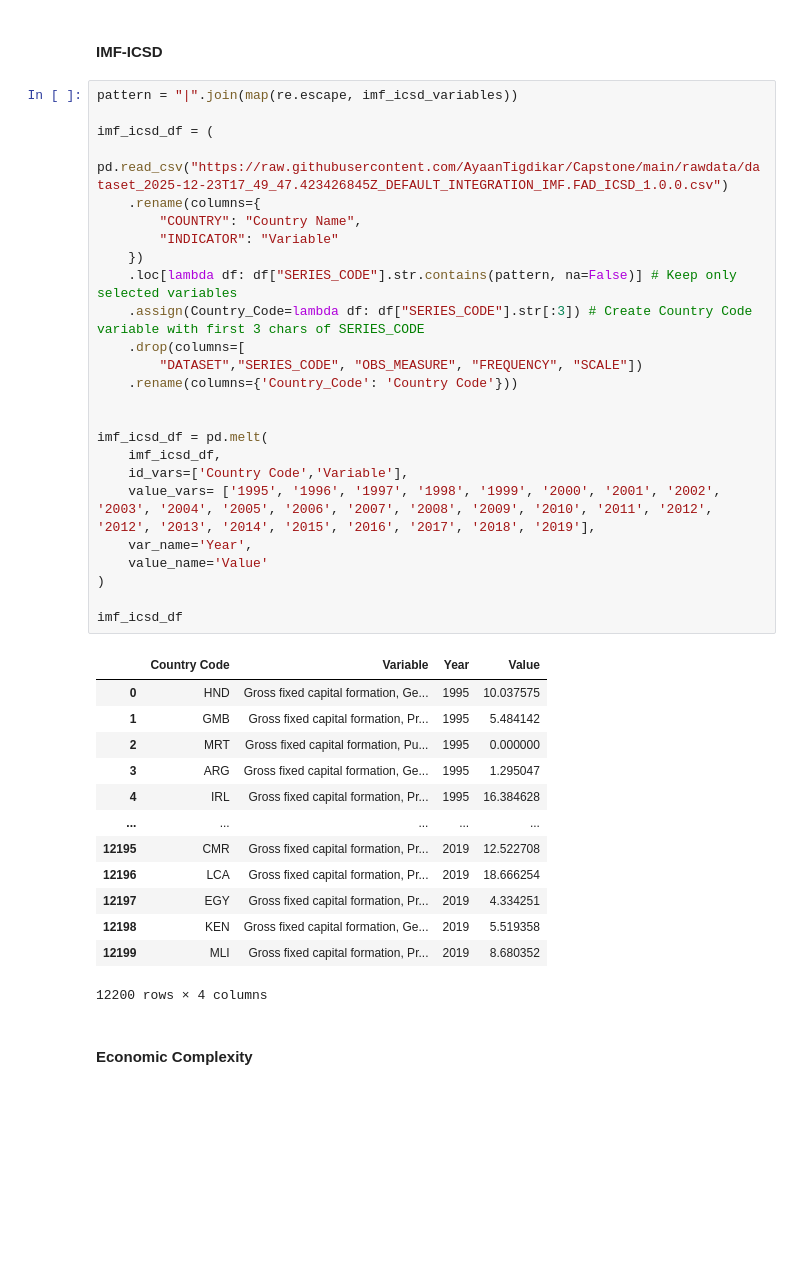
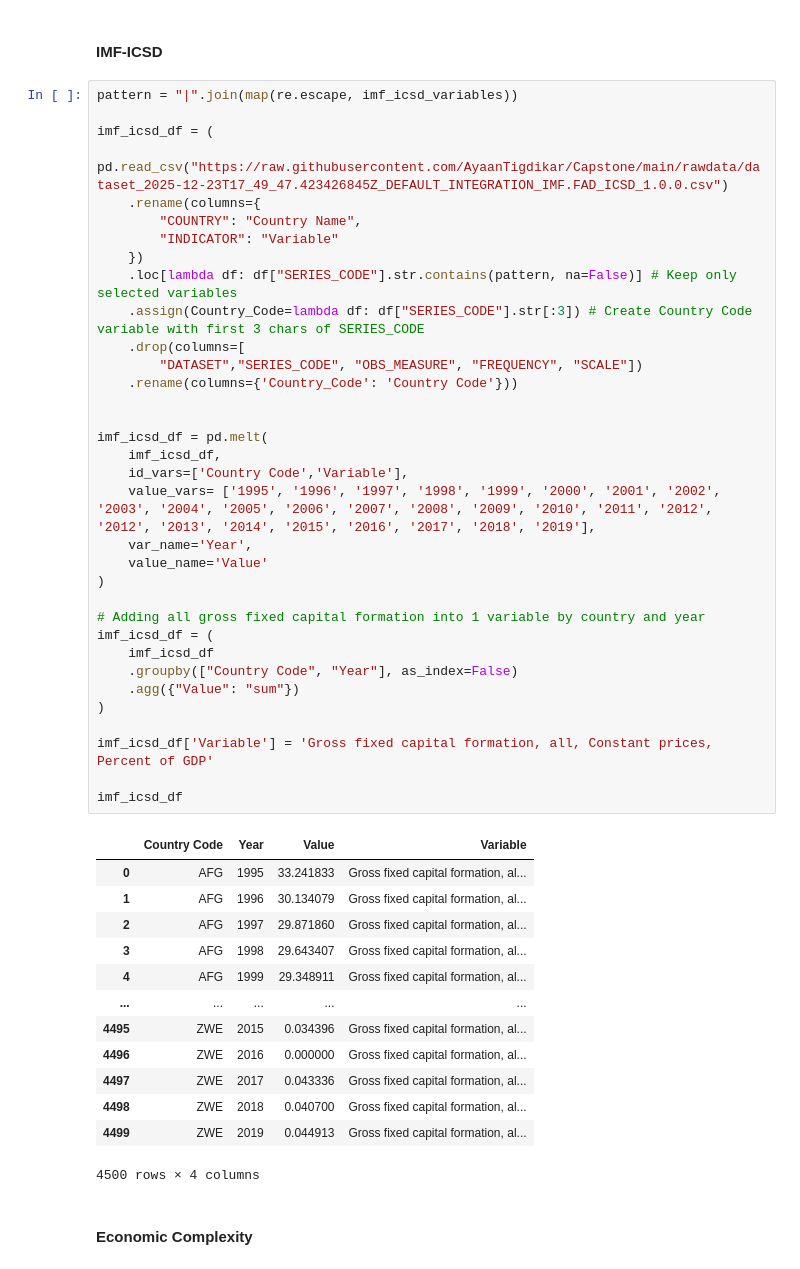
Before and after one commit to AyaanTigdikar/Capstone, a Jupyter notebook: code/1_cleaning_master_data.ipynb, the cells around one changed output. Cells and saved outputs as stored; diff of their text form; blank space fills up the shorter version.

```diff
--- a/code/1_cleaning_master_data.ipynb
+++ b/code/1_cleaning_master_data.ipynb
@@ -262,42 +262,51 @@ Downloaded 2024-Apr WEO dataset
 # %%
 pattern = "|".join(map(re.escape, imf_icsd_variables))
 
 imf_icsd_df = (
     pd.read_csv("https://raw.githubusercontent.com/AyaanTigdikar/Capstone/main/rawdata/dataset_2025-12-23T17_49_47.423426845Z_DEFAULT_INTEGRATION_IMF.FAD_ICSD_1.0.0.csv")
     .rename(columns={
         "COUNTRY": "Country Name",
         "INDICATOR": "Variable"
     })
     .loc[lambda df: df["SERIES_CODE"].str.contains(pattern, na=False)] # Keep only selected variables
     .assign(Country_Code=lambda df: df["SERIES_CODE"].str[:3]) # Create Country Code variable with first 3 chars of SERIES_CODE
     .drop(columns=[
         "DATASET","SERIES_CODE", "OBS_MEASURE", "FREQUENCY", "SCALE"])
     .rename(columns={'Country_Code': 'Country Code'}))
 
 
 imf_icsd_df = pd.melt(
     imf_icsd_df,
     id_vars=['Country Code','Variable'],
     value_vars= ['1995', '1996', '1997', '1998', '1999', '2000', '2001', '2002', '2003', '2004', '2005', '2006', '2007', '2008', '2009', '2010', '2011', '2012', '2012', '2013', '2014', '2015', '2016', '2017', '2018', '2019'],
     var_name='Year',
     value_name='Value'
 )
 
+# Adding all gross fixed capital formation into 1 variable by country and year
+imf_icsd_df = (
+    imf_icsd_df
+    .groupby(["Country Code", "Year"], as_index=False)
+    .agg({"Value": "sum"})
+)
+
+imf_icsd_df['Variable'] = 'Gross fixed capital formation, all, Constant prices, Percent of GDP'
+
 imf_icsd_df
 # %% [output]
-|  | Country Code | Variable | Year | Value |
-| 0 | HND | Gross fixed capital formation, Ge... | 1995 | 10.037575 |
-| 1 | GMB | Gross fixed capital formation, Pr... | 1995 | 5.484142 |
-| 2 | MRT | Gross fixed capital formation, Pu... | 1995 | 0.000000 |
-| 3 | ARG | Gross fixed capital formation, Ge... | 1995 | 1.295047 |
-| 4 | IRL | Gross fixed capital formation, Pr... | 1995 | 16.384628 |
+|  | Country Code | Year | Value | Variable |
+| 0 | AFG | 1995 | 33.241833 | Gross fixed capital formation, al... |
+| 1 | AFG | 1996 | 30.134079 | Gross fixed capital formation, al... |
+| 2 | AFG | 1997 | 29.871860 | Gross fixed capital formation, al... |
+| 3 | AFG | 1998 | 29.643407 | Gross fixed capital formation, al... |
+| 4 | AFG | 1999 | 29.348911 | Gross fixed capital formation, al... |
 | ... | ... | ... | ... | ... |
-| 12195 | CMR | Gross fixed capital formation, Pr... | 2019 | 12.522708 |
-| 12196 | LCA | Gross fixed capital formation, Pr... | 2019 | 18.666254 |
-| 12197 | EGY | Gross fixed capital formation, Pr... | 2019 | 4.334251 |
-| 12198 | KEN | Gross fixed capital formation, Ge... | 2019 | 5.519358 |
-| 12199 | MLI | Gross fixed capital formation, Pr... | 2019 | 8.680352 |
+| 4495 | ZWE | 2015 | 0.034396 | Gross fixed capital formation, al... |
+| 4496 | ZWE | 2016 | 0.000000 | Gross fixed capital formation, al... |
+| 4497 | ZWE | 2017 | 0.043336 | Gross fixed capital formation, al... |
+| 4498 | ZWE | 2018 | 0.040700 | Gross fixed capital formation, al... |
+| 4499 | ZWE | 2019 | 0.044913 | Gross fixed capital formation, al... |
-12200 rows × 4 columns
+4500 rows × 4 columns
 # %% [markdown]
 #### Economic Complexity
 # %%
```
Also changed, not shown: parts of 3 cells of this notebook, 3 other files.
